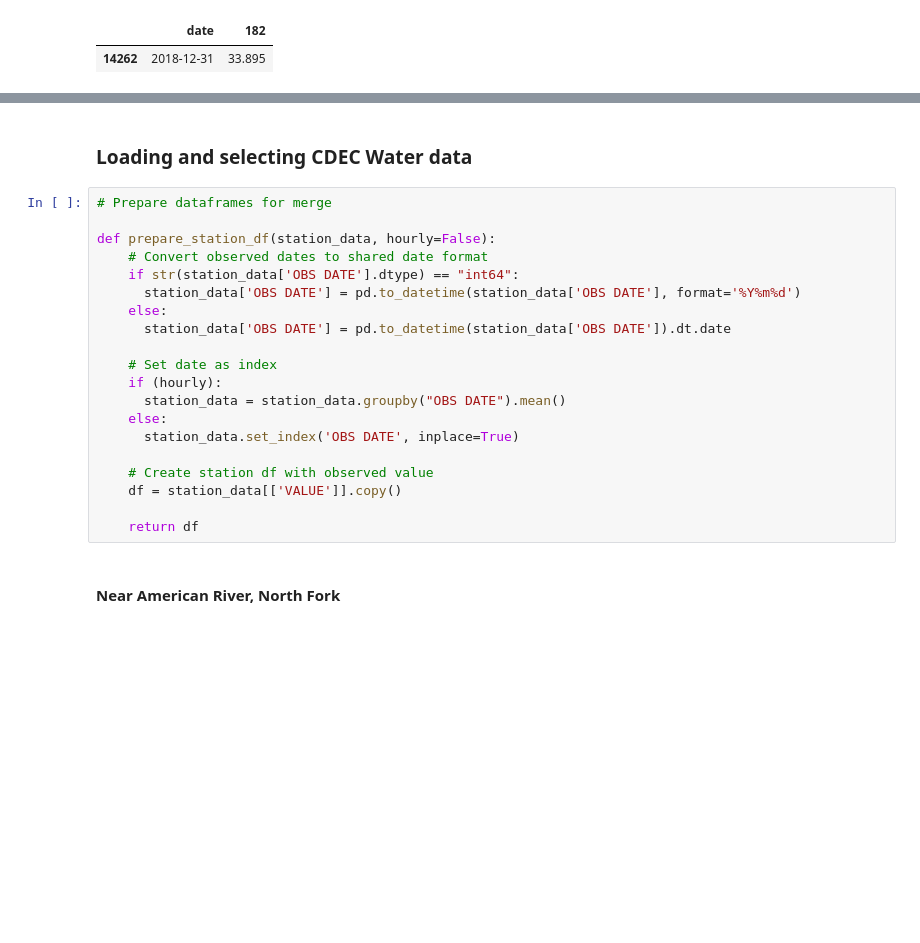
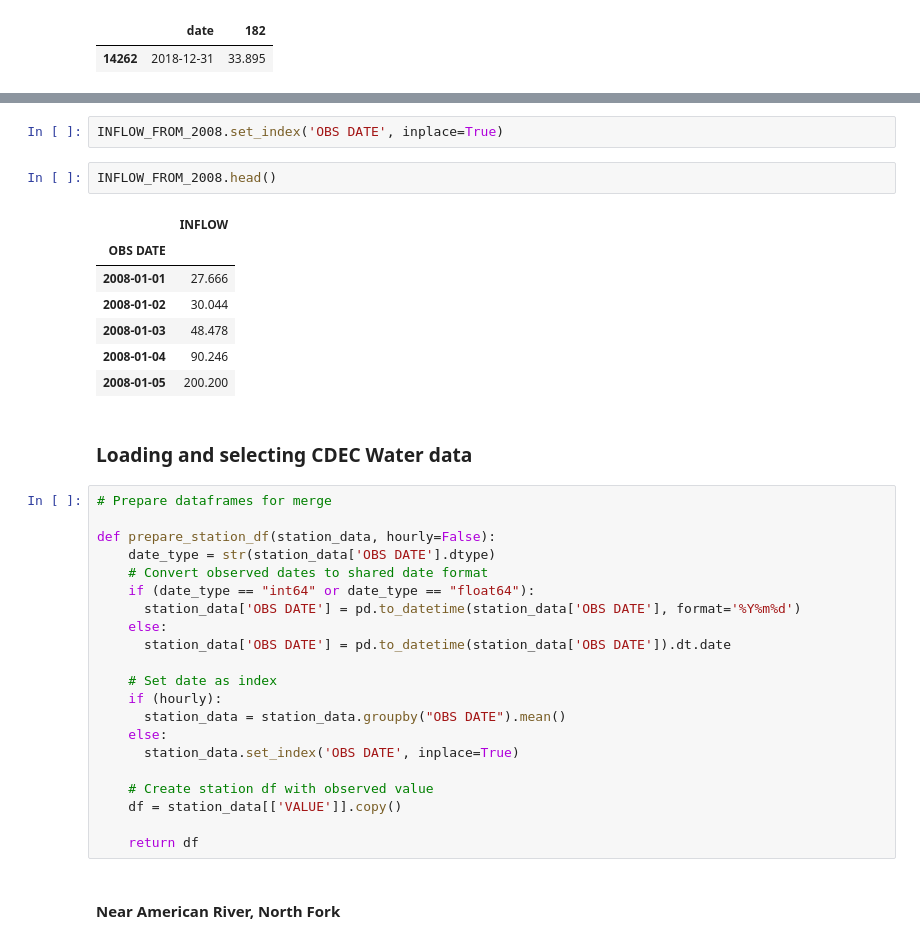
Before and after one commit to lauren-alexandra/basin-inflow-dnn, a Jupyter notebook: weather-informed-reservoir-operation.ipynb, the cells around one changed output, grey strips where cells are left out. Cells and saved outputs as stored; diff of their text form; blank space fills up the shorter version.

```diff
--- a/weather-informed-reservoir-operation.ipynb
+++ b/weather-informed-reservoir-operation.ipynb
@@ -276,14 +267,27 @@ INFLOW_FROM_2008.tail()
 | 4033 | 2018-12-29 | 45.250 |
 | 4034 | 2018-12-30 | 42.985 |
 | 4035 | 2018-12-31 | 33.895 |
+# %%
+INFLOW_FROM_2008.set_index('OBS DATE', inplace=True)
+# %%
+INFLOW_FROM_2008.head()
+# %% [output]
+|  | INFLOW |
+| OBS DATE |  |
+| 2008-01-01 | 27.666 |
+| 2008-01-02 | 30.044 |
+| 2008-01-03 | 48.478 |
+| 2008-01-04 | 90.246 |
+| 2008-01-05 | 200.200 |
 # %% [markdown]
 ### Loading and selecting CDEC Water data
 # %%
 # Prepare dataframes for merge
 
 def prepare_station_df(station_data, hourly=False):
+    date_type = str(station_data['OBS DATE'].dtype)
     # Convert observed dates to shared date format
-    if str(station_data['OBS DATE'].dtype) == "int64":
+    if (date_type == "int64" or date_type == "float64"):
       station_data['OBS DATE'] = pd.to_datetime(station_data['OBS DATE'], format='%Y%m%d')
     else:
       station_data['OBS DATE'] = pd.to_datetime(station_data['OBS DATE']).dt.date
```
Also changed, not shown: parts of 31 cells of this notebook.
